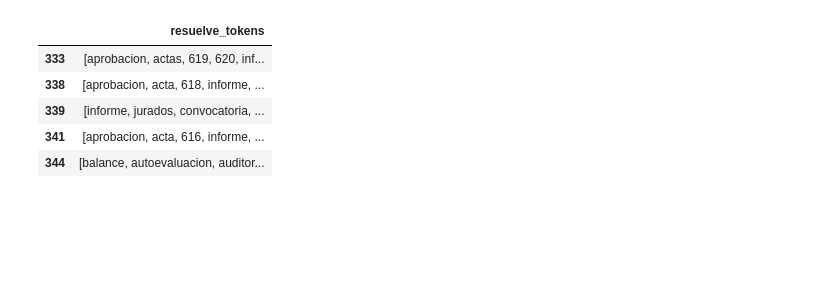
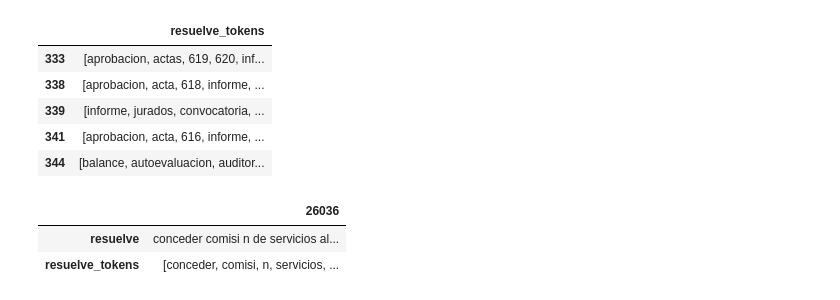
Before and after one commit to jhoanmoreno-94/Modelo_computacional, a Jupyter notebook: preprocesamiento_datos.ipynb, the cells around one changed output. Saved outputs shown, nothing was run; the diff lists cells and outputs as text; code cells hidden in the pictures; blank space fills up the shorter version.

```diff
--- a/preprocesamiento_datos.ipynb
+++ b/preprocesamiento_datos.ipynb
@@ -261,7 +269,7 @@ for colu in columnas_categoricas:
         df[colu]
         .str.strip() # elimina espacios al inicio y al final
         .str.lower() # pone todo en minúscula
-        .str.replace(r"[^0-9a-z\s]+", " ", regex=True) #Elimina puntuación y simbolos
+        .str.replace(r"[^0-9a-záéíóúüñ\s]+", " ", regex=True) #Elimina puntuación y simbolos
         .str.replace(r'\s+', ' ', regex=True) # Elimina espacios extra entre palabras
     )
 # %%
@@ -331,3 +336,9 @@ df[['resuelve_tokens']].head(5)
 | 339 | [informe, jurados, convocatoria, ... |
 | 341 | [aprobacion, acta, 616, informe, ... |
 | 344 | [balance, autoevaluacion, auditor... |
+# %%
+df.loc[[26036], ['resuelve', 'resuelve_tokens']].T
+# %% [output]
+|  | 26036 |
+| resuelve | conceder comisi n de servicios al... |
+| resuelve_tokens | [conceder, comisi, n, servicios, ... |
```
Also changed, not shown: parts of 4 cells of this notebook, 1 other file.
